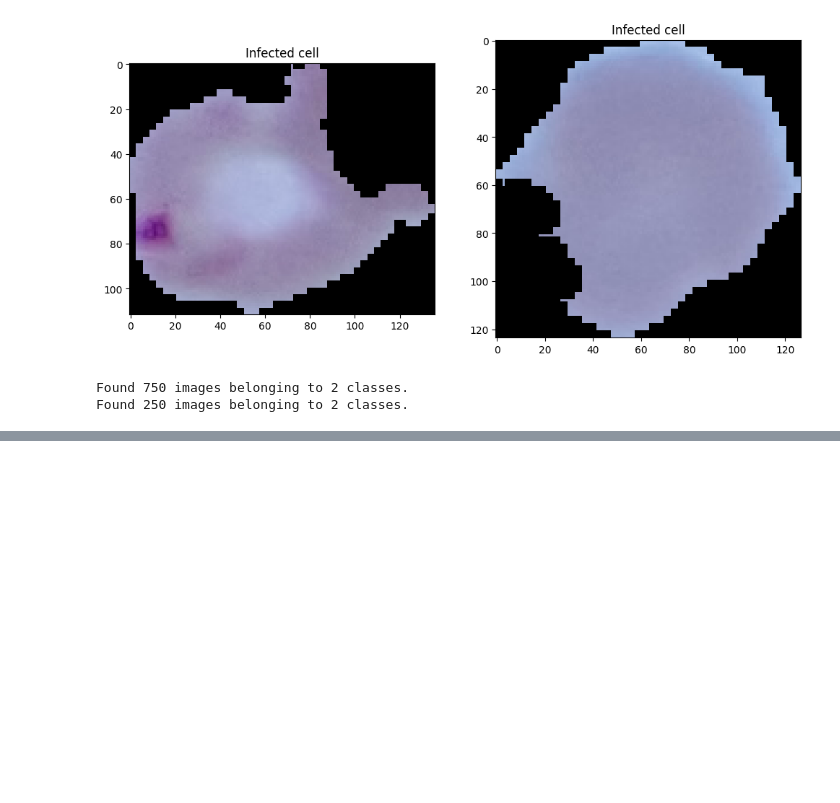
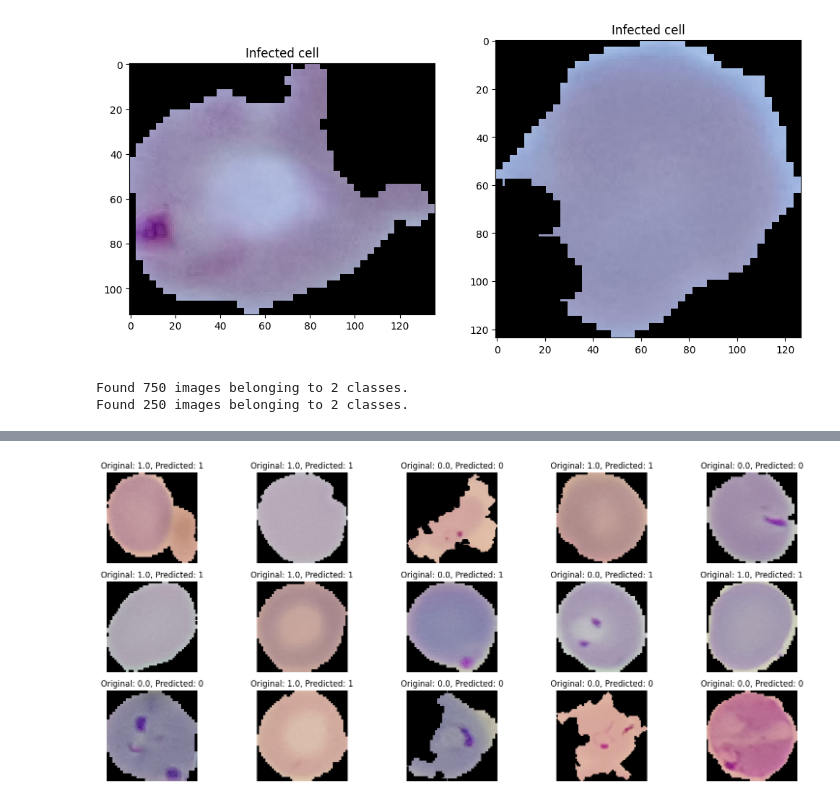
Before and after one commit to RompfRobert/Machine_Learning_and_Deep_Learning, a Jupyter notebook: MIB_Deep-Learning/00_Assignement/rrompf_assignement_deepLearning.ipynb, the cells around one changed output, grey strips where cells are left out. Drawn from its saved outputs; the diff is of its cells as text; code cells hidden in the pictures; blank space fills up the shorter version.

```diff
--- a/MIB_Deep-Learning/00_Assignement/rrompf_assignement_deepLearning.ipynb
+++ b/MIB_Deep-Learning/00_Assignement/rrompf_assignement_deepLearning.ipynb
@@ -245,0 +233,15 @@ False
+# %%
+x,y = train_data_generator.next()
+pred_array=[]
+for i in range(15):
+    img = x[i]
+    img = img.reshape(-1,128,128,3)
+    pred_val = model.predict(img)
+    if(pred_val > 0.5):
+        pred_val = 1
+    else:
+        pred_val = 0
+    pred_array.append(pred_val)
+
+print("Predicted Values:", pred_array)
+print("Actual Values:", y[:15])
@@ -245,0 +266,12 @@ False
+# %%
+plt.figure(figsize = (10,10))
+for i in range(15):
+    plt.subplot(5,5,i+1)
+    plt.imshow(x[i])
+    plt.title('Original: {}, Predicted: {}'.format(y[i], pred_array[i]))
+    plt.axis('Off')
+
+plt.subplots_adjust(left=1.5, right=3, top=1.2)
+plt.show()
+# %% [output]
+[figure, added]
```
Also changed, not shown: parts of 14 cells of this notebook.
